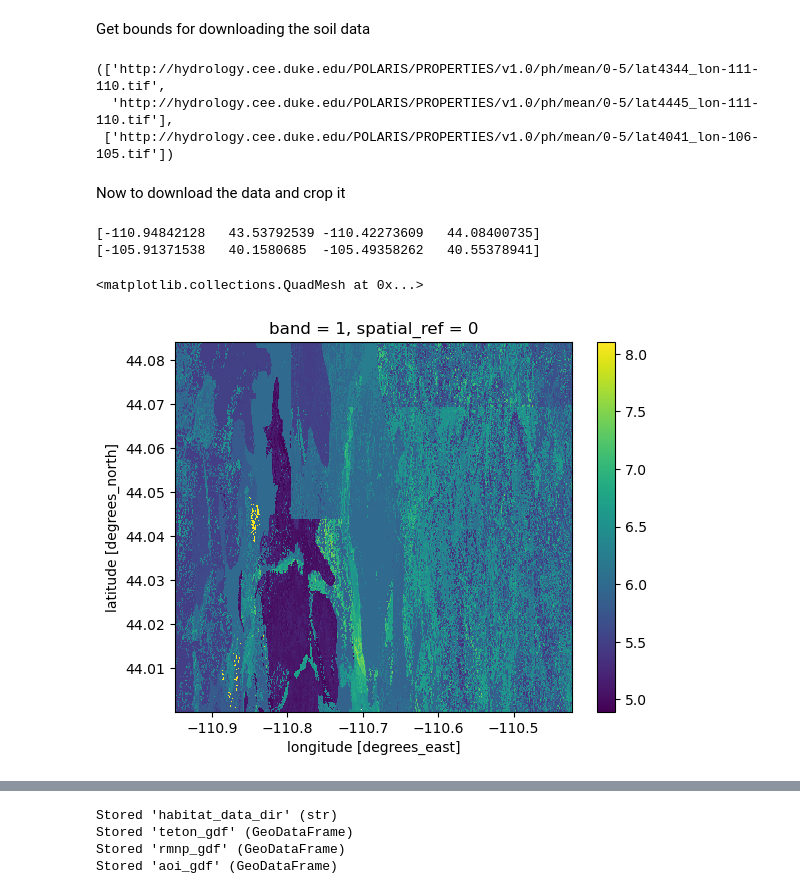
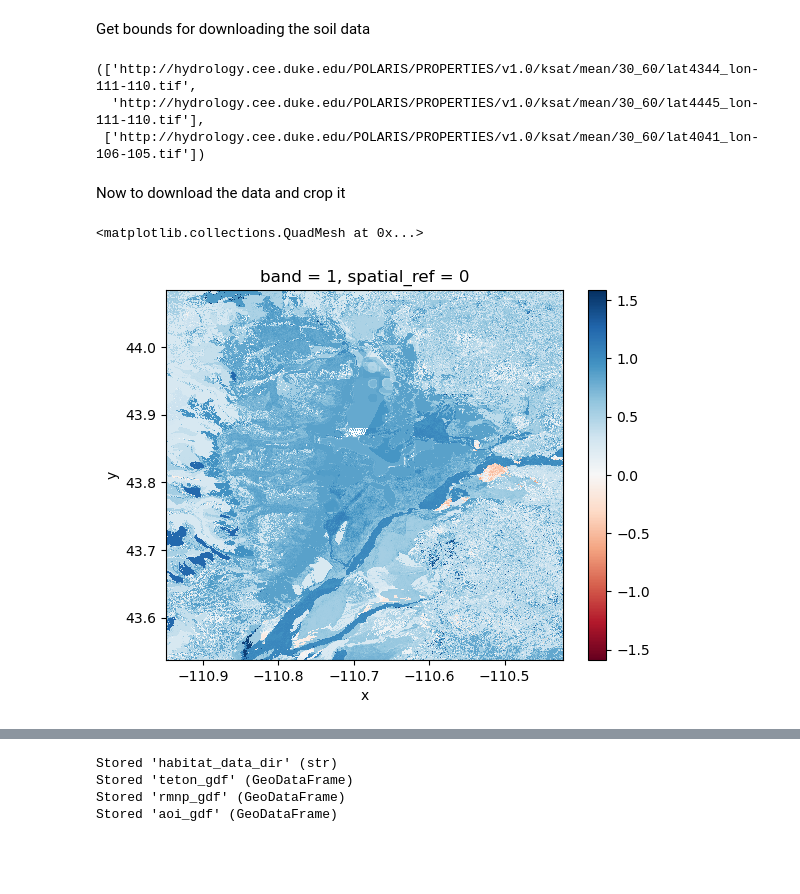
Before and after one commit to npwelsh/habitat_suitability, a Jupyter notebook: Tetraneuris-grandiflora_AOI.ipynb, the cells around one changed output, grey strips where cells are left out. Saved outputs shown, nothing was run; the diff lists cells and outputs as text; code cells hidden in the pictures; blank space fills up the shorter version.

```diff
--- a/Tetraneuris-grandiflora_AOI.ipynb
+++ b/Tetraneuris-grandiflora_AOI.ipynb
@@ -154,11 +149,11 @@ def soil_urls_get(gdf):
     soil_url_template = (
         "http://hydrology.cee.duke.edu/POLARIS/PROPERTIES/v1.0"
         #ph of soil
-        "/ph"
+        "/ksat"
         #mean of ph soil datas
         "/mean"
         #depth of soil
-        "/0-5"
+        "/30_60"
         #lat and long of soil (they are in 1 deg by 1 deg cells)
         "/lat{min_lat}{max_lat}_lon{min_lon}{max_lon}.tif")
 
@@ -180,48 +175,50 @@ rmnp_soils_urls = soil_urls_get(rmnp_gdf)
 
 teton_soils_urls, rmnp_soils_urls
 # %% [output]
-(['http://hydrology.cee.duke.edu/POLARIS/PROPERTIES/v1.0/ph/mean/0-5/lat4344_lon-111-110.tif',
-  'http://hydrology.cee.duke.edu/POLARIS/PROPERTIES/v1.0/ph/mean/0-5/lat4445_lon-111-110.tif'],
- ['http://hydrology.cee.duke.edu/POLARIS/PROPERTIES/v1.0/ph/mean/0-5/lat4041_lon-106-105.tif'])
+(['http://hydrology.cee.duke.edu/POLARIS/PROPERTIES/v1.0/ksat/mean/30_60/lat4344_lon-111-110.tif',
+  'http://hydrology.cee.duke.edu/POLARIS/PROPERTIES/v1.0/ksat/mean/30_60/lat4445_lon-111-110.tif'],
+ ['http://hydrology.cee.duke.edu/POLARIS/PROPERTIES/v1.0/ksat/mean/30_60/lat4041_lon-106-105.tif'])
 # %% [markdown]
 Now to download the data and crop it
 # %%
 def process_image_and_crop(url_list,bounds_gdf,data_dir):
      """
     Takes a list of images downloaded from a URL, downloads them, and crops them based on bounds from a geodata frame
 
     Parameters:
     url:  A url with a list imaged
     gdf: A geodata frame containing spatial data
 
     Returns:
     A set of cropped images with a geodata frame
     """
+
+     da_list =[]
      for url in url_list:
           filename = os.path.basename(url)
           filepath = os.path.join(data_dir, filename)
           if not os.path.exists(filepath):
                response = requests.get(url)
                with open(filepath, "wb") as file:
                     file.write(response.content)
-     da = rxr.open_rasterio(filepath, mask_and_scale=True).squeeze()
+          tile_da = rxr.open_rasterio(filepath, mask_and_scale=True).squeeze()
           #Get AOI bounds
-     bounds = (
-               bounds_gdf
-               .to_crs(da.rio.crs)
-               .total_bounds
+          bounds = (
+           bounds_gdf
+          .to_crs(tile_da.rio.crs)
+          .total_bounds
           )
-     print(bounds)
-     cropped_da = da.rio.clip_box(*bounds)
+          cropped_da =tile_da.rio.clip_box(*bounds)
+          da_list.append(cropped_da)
 
-     return cropped_da
+     soil_da = rxrmerge.merge_arrays(da_list)
+
+     return soil_da
 
 teton_ph = process_image_and_crop(teton_soils_urls, teton_gdf, soil_data_dir)
 rmnp_ph  = process_image_and_crop(rmnp_soils_urls, rmnp_gdf, soil_data_dir)
-teton_ph.plot()
+teton_ph.plot(cmap='RdBu')
 # %% [output]
-[-110.94842128   43.53792539 -110.42273609   44.08400735]
-[-105.91371538   40.1580685  -105.49358262   40.55378941]
+<matplotlib.collections.QuadMesh at 0x...>
-<matplotlib.collections.QuadMesh at 0x...>
-[figure, old version]
+[figure, new version]
 # %%
```
Also changed, not shown: parts of 3 cells of this notebook, 3 other files.
